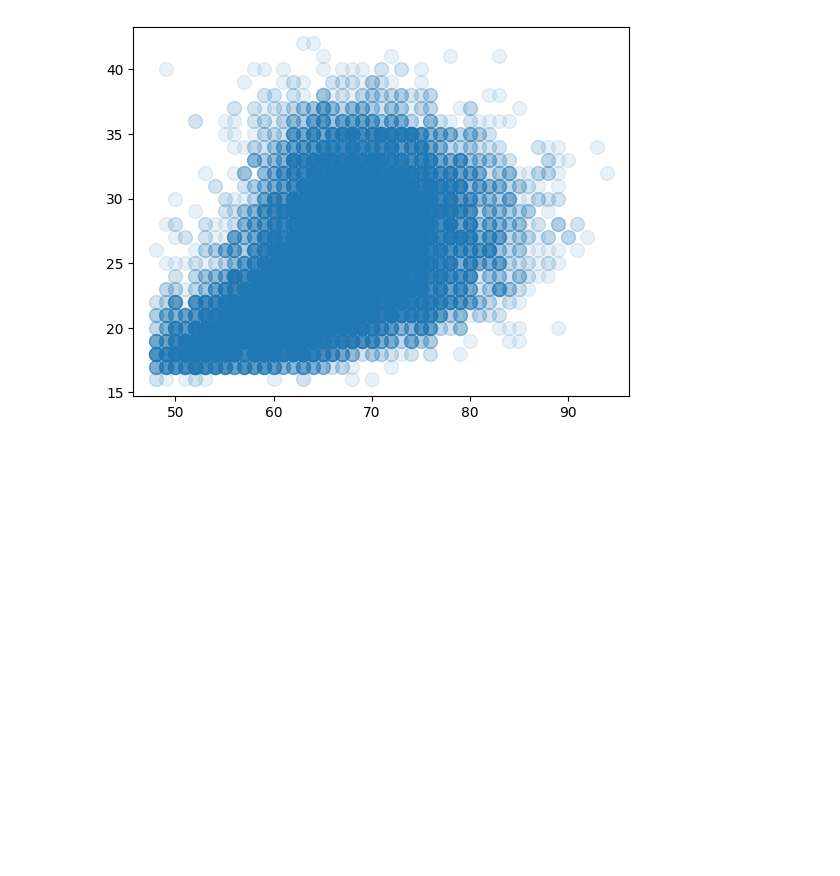
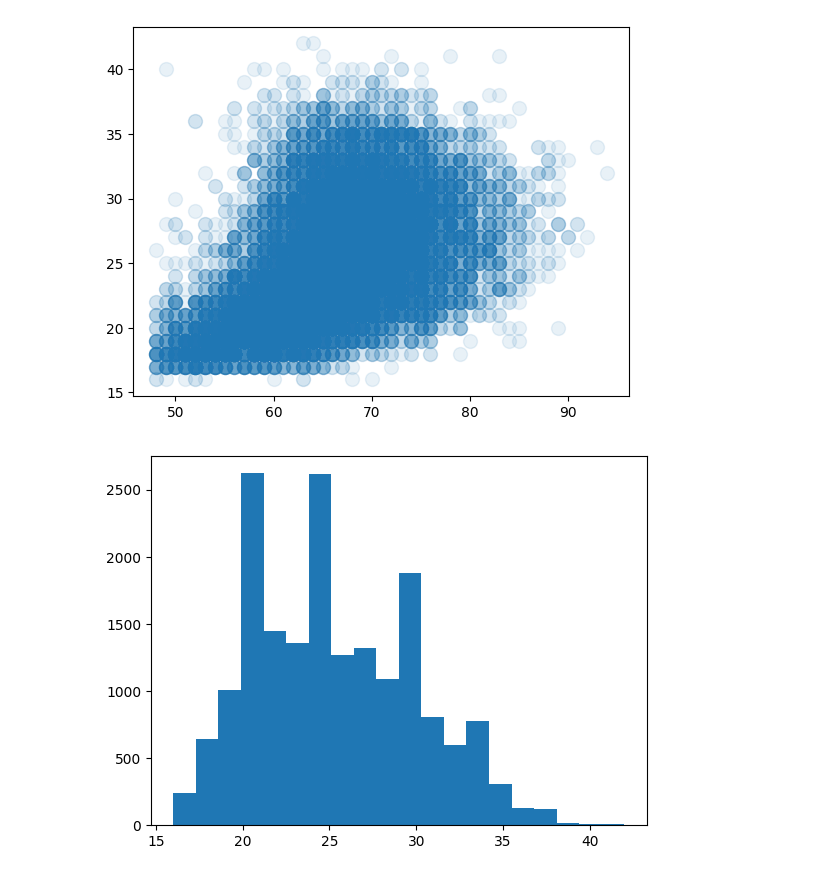
Before and after one commit to saajann/data-science, a Jupyter notebook: matplotlib/main2.ipynb, the cells around one changed output. Cells and saved outputs as stored; diff of their text form; code cells hidden in the pictures; blank space fills up the shorter version.

```diff
--- a/matplotlib/main2.ipynb
+++ b/matplotlib/main2.ipynb
@@ -22,3 +22,8 @@ plt.scatter(df['overall'], df['age'], cmap='viridis', alpha=0.1, s=100)
 plt.show()
 # %% [output]
 [figure]
+# %%
+plt.hist(df['age'], bins=20)
+plt.show()
+# %% [output]
+[figure, added]
```
